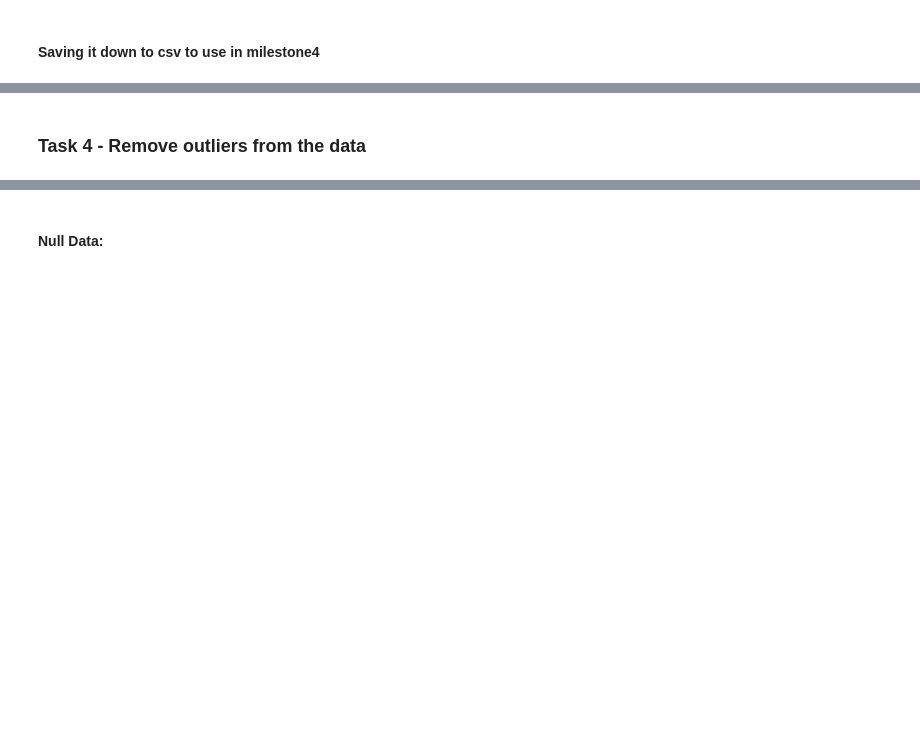
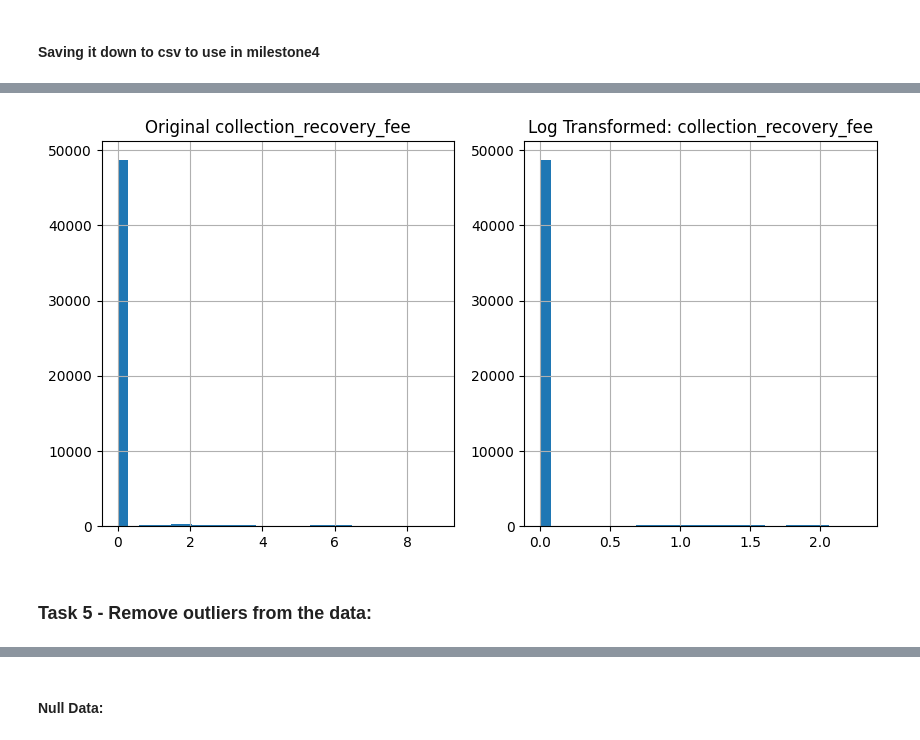
Before and after one commit to Tori2305/Customer_loans_in_finance, a Jupyter notebook: milestone_3.ipynb, the cells around one changed output, grey strips where cells are left out. Drawn from its saved outputs; the diff is of its cells as text; code cells hidden in the pictures; blank space fills up the shorter version.

```diff
--- a/milestone_3.ipynb
+++ b/milestone_3.ipynb
@@ -153,2 +334,7 @@ new_df.to_csv('C:/Users/torig/Project_2/Customer_loans_in_finance/new_dataframe.
+# %%
+visualize = Plotter()
+high_skewed_plot = visualize.visualising_column_distribution(updated_df, transformed_df,"collection_recovery_fee")
+# %% [output]
+[figure, added]
 # %% [markdown]
-### Task 4 - Remove outliers from the data
+### Task 5 - Remove outliers from the data:
```
Also changed, not shown: parts of 42 cells of this notebook, 2 other files.
